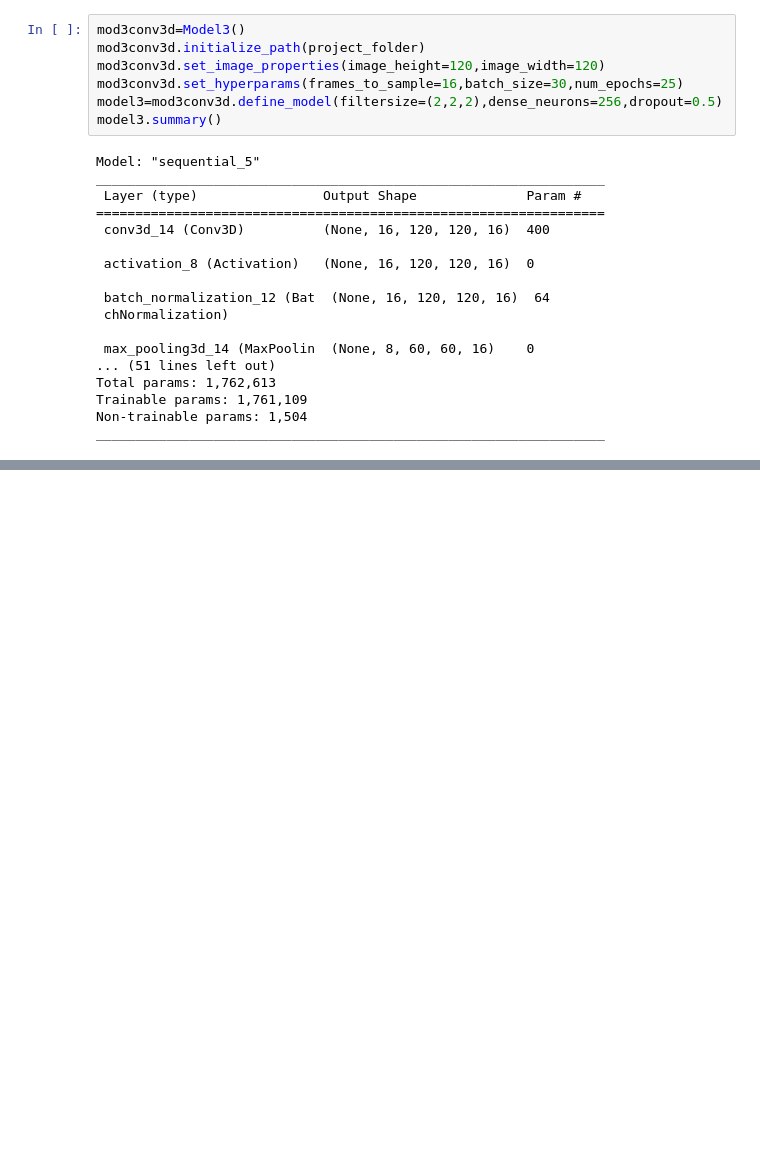
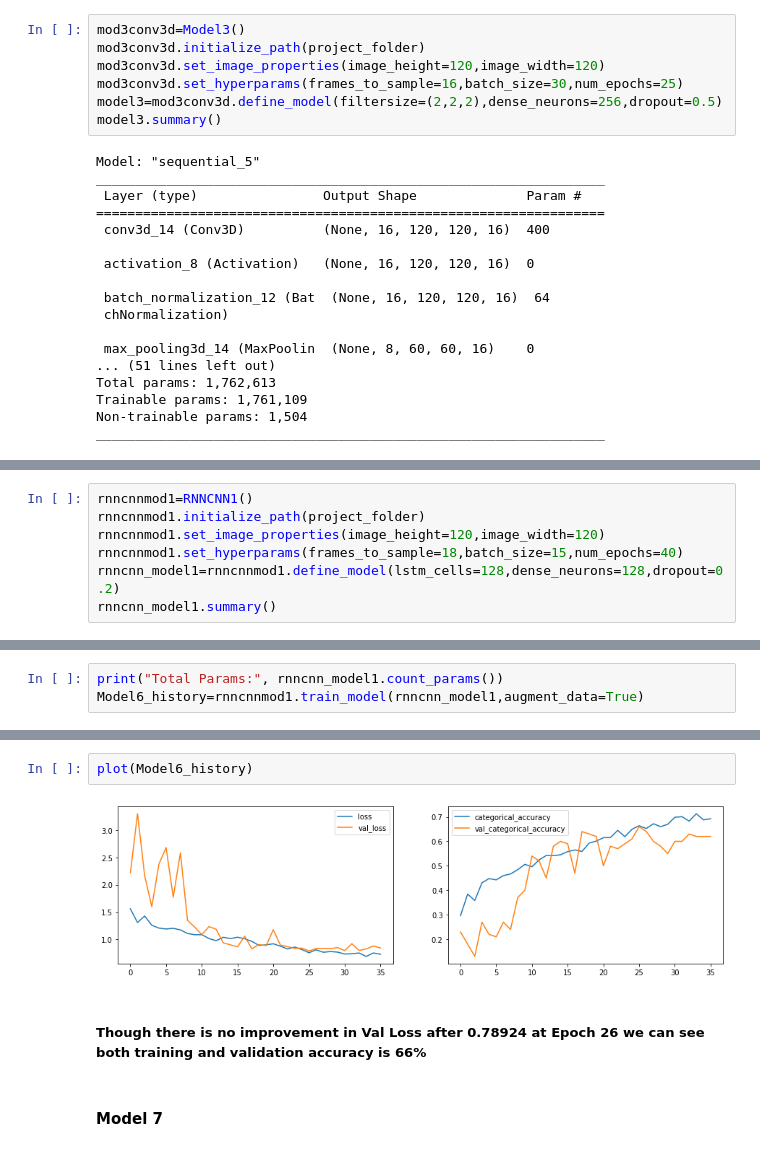
Before and after one commit to nikhilmlai/gesture_recognition, a Jupyter notebook: Gesture_Recognition.ipynb, the cells around one changed output, grey strips where cells are left out. Saved outputs shown, nothing was run; the diff lists cells and outputs as text; blank space fills up the shorter version.

```diff
--- a/Gesture_Recognition.ipynb
+++ b/Gesture_Recognition.ipynb
@@ -592,0 +840,7 @@ plot(Model3_history)
+# %%
+rnncnnmod1=RNNCNN1()
+rnncnnmod1.initialize_path(project_folder)
+rnncnnmod1.set_image_properties(image_height=120,image_width=120)
+rnncnnmod1.set_hyperparams(frames_to_sample=18,batch_size=15,num_epochs=40)
+rnncnn_model1=rnncnnmod1.define_model(lstm_cells=128,dense_neurons=128,dropout=0.2)
+rnncnn_model1.summary()
@@ -592,0 +865,3 @@ plot(Model3_history)
+# %%
+print("Total Params:", rnncnn_model1.count_params())
+Model6_history=rnncnnmod1.train_model(rnncnn_model1,augment_data=True)
@@ -592,0 +886,8 @@ plot(Model3_history)
+# %%
+plot(Model6_history)
+# %% [output]
+[figure, added]
+# %% [markdown]
+##### Though there is no improvement in Val Loss after 0.78924 at Epoch 26 we can see both training and validation accuracy is 66%
+# %% [markdown]
+#### Model 7
```
Also changed, not shown: parts of 52 cells of this notebook.
